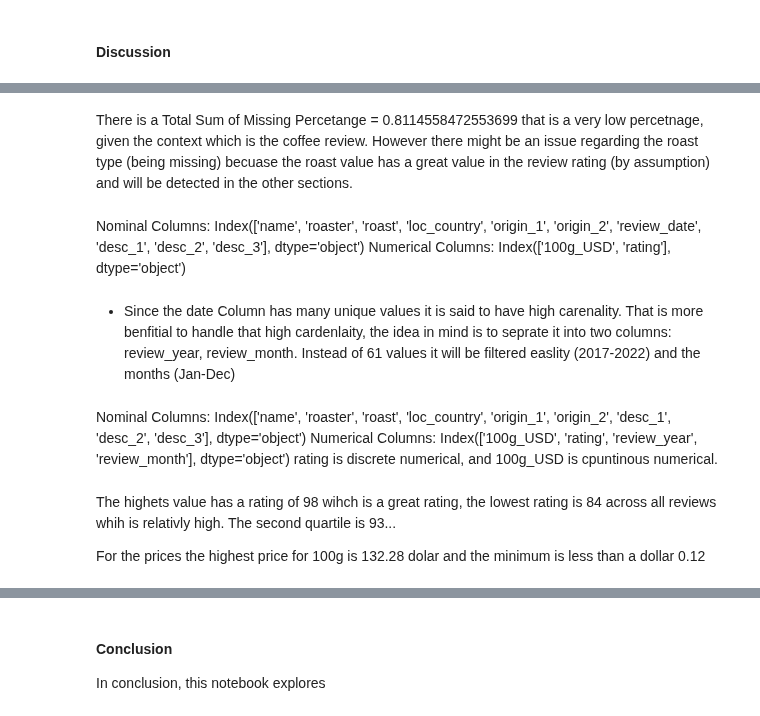
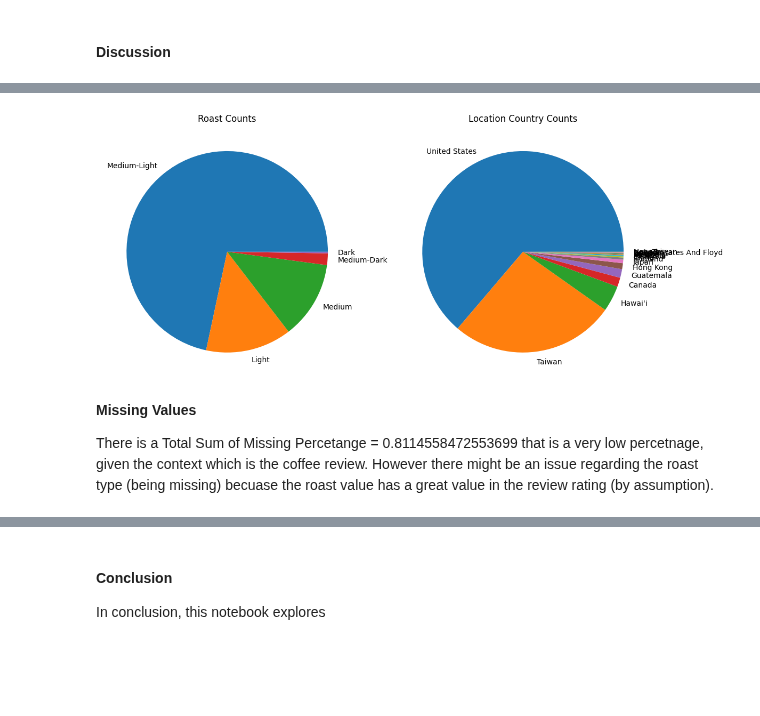
Before and after one commit to sondosaabed/SP.TOP-Data-Science-and-Analytics, a Jupyter notebook: Assignments/A4/1190652_A4.ipynb, the cells around one changed output, grey strips where cells are left out. Saved outputs shown, nothing was run; the diff lists cells and outputs as text; code cells hidden in the pictures; blank space fills up the shorter version.

```diff
--- a/Assignments/A4/1190652_A4.ipynb
+++ b/Assignments/A4/1190652_A4.ipynb
@@ -562,19 +628,15 @@ There are in total 12 columns, 10 of witch has the Dtype of Object, one is int64
+# %%
+fig, axs = plt.subplots(1, 2, figsize=(12, 6))
+axs[0].pie(roast_counts, labels=['Medium-Light', 'Light','Medium', 'Medium-Dark', 'Dark'])
+axs[0].set_title('Roast Counts')
+axs[1].pie(loc_counts, labels=[ 'United States', 'Taiwan', "Hawai'i", 'Canada','Guatemala', 'Hong Kong','Japan','England',
+'China', 'Malaysia','Australia','Mexico','Peru', 'Kenya','Belgium', 'Honduras', 'United States And Floyd','Uganda', 'New Taiwan'])
+axs[1].set_title('Location Country Counts')
+plt.tight_layout()
+plt.show()
+# %% [output]
+[figure, added]
 # %% [markdown]
-There is a Total Sum of Missing Percetange = 0.8114558472553699 that is a very low percetnage, given the context which is the coffee review. However there might be an issue regarding the roast type (being missing) becuase the roast value has a great value in the review rating (by assumption) and will be detected in the other sections.
+<b>Missing Values</b>
+
+There is a Total Sum of Missing Percetange = 0.8114558472553699 that is a very low percetnage, given the context which is the coffee review. However there might be an issue regarding the roast type (being missing) becuase the roast value has a great value in the review rating (by assumption).
-# %% [markdown]
-Nominal Columns:  Index(['name', 'roaster', 'roast', 'loc_country', 'origin_1', 'origin_2',
-       'review_date', 'desc_1', 'desc_2', 'desc_3'],
-      dtype='object')
-Numerical Columns:  Index(['100g_USD', 'rating'], dtype='object')
-# %% [markdown]
-- Since the date Column has many unique values it is said to have high carenality. That is more benfitial to handle that high cardenlaity, the idea in mind is to seprate it into two columns: review_year, review_month. Instead of 61 values it will be filtered easlity (2017-2022) and the months (Jan-Dec)
-# %% [markdown]
-Nominal Columns:  Index(['name', 'roaster', 'roast', 'loc_country', 'origin_1', 'origin_2',
-       'desc_1', 'desc_2', 'desc_3'],
-      dtype='object')
-Numerical Columns:  Index(['100g_USD', 'rating', 'review_year', 'review_month'], dtype='object')
-rating is discrete numerical, and 100g_USD is cpuntinous numerical.
-# %% [markdown]
-The highets value has a rating of 98 wihch is a great rating, the lowest rating is 84 across all reviews whih is relativly high. The second quartile is 93...
-
-For the prices the highest price for 100g is 132.28  dolar and the minimum is less than a dollar 0.12
```
Also changed, not shown: parts of 20 cells of this notebook.
